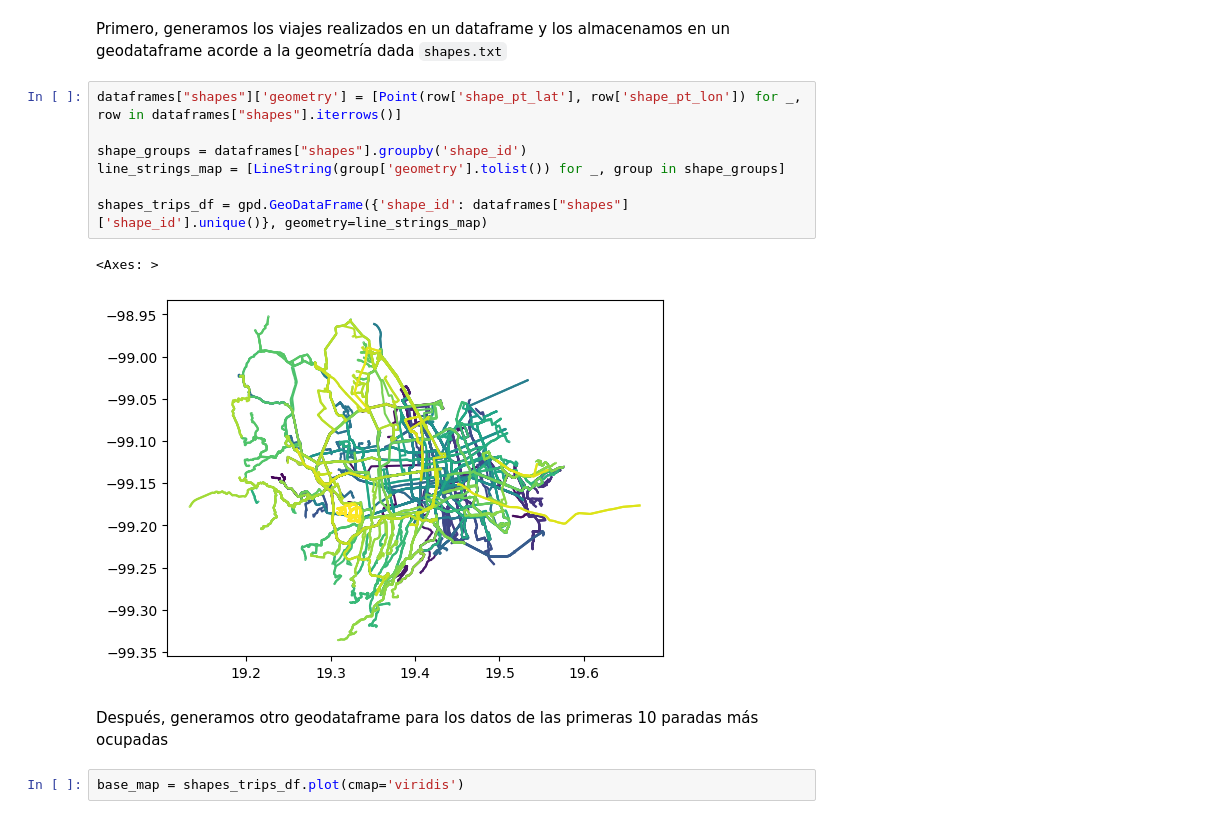
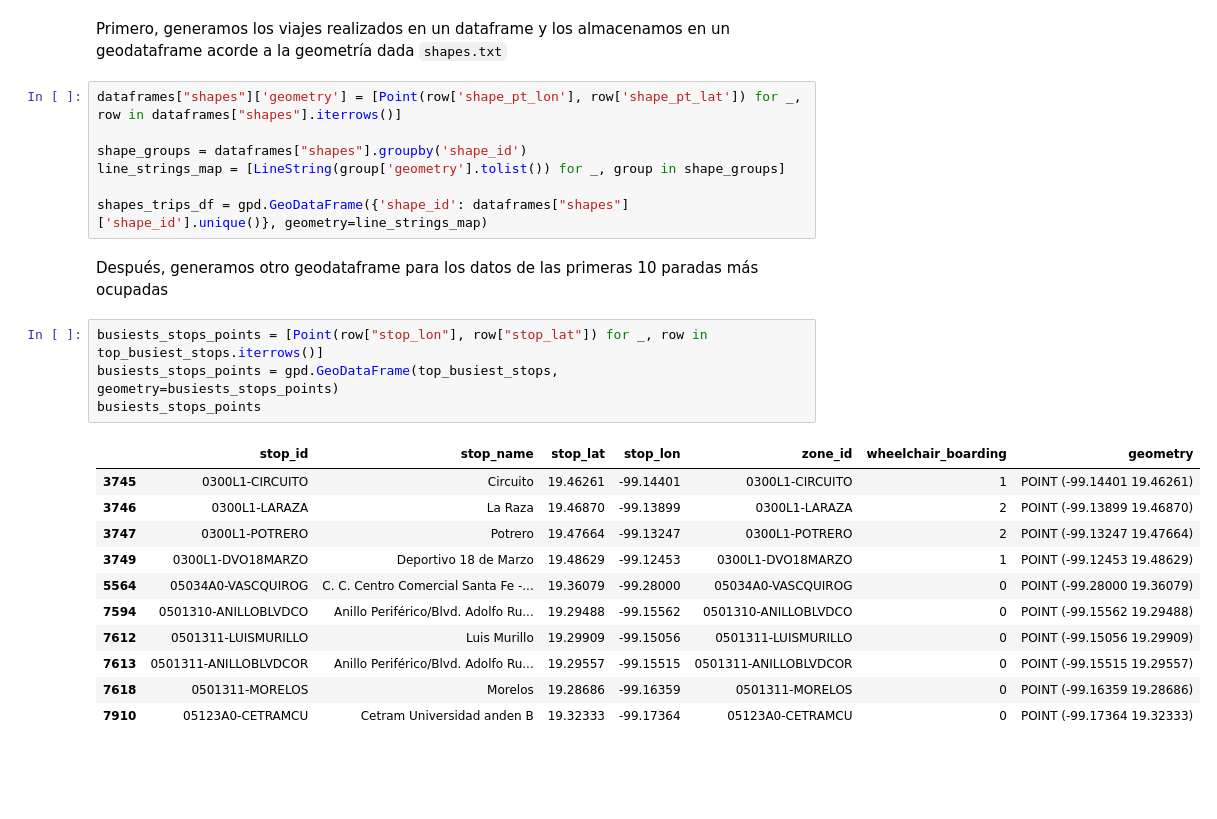
Before and after one commit to FedeSS99/MCE-TSP-Optimizacion, a Jupyter notebook: syntax/01-EDA.ipynb, the cells around one changed output. Drawn from its saved outputs; the diff is of its cells as text; blank space fills up the shorter version.

```diff
--- a/syntax/01-EDA.ipynb
+++ b/syntax/01-EDA.ipynb
@@ -100,16 +100,27 @@ top_busiest_stops
 # %% [markdown]
 Primero, generamos los viajes realizados en un dataframe y los almacenamos en un geodataframe acorde a la geometría dada ``shapes.txt``
 # %%
-dataframes["shapes"]['geometry'] = [Point(row['shape_pt_lat'], row['shape_pt_lon']) for _, row in dataframes["shapes"].iterrows()]
+dataframes["shapes"]['geometry'] = [Point(row['shape_pt_lon'], row['shape_pt_lat']) for _, row in dataframes["shapes"].iterrows()]
 
 shape_groups = dataframes["shapes"].groupby('shape_id')
 line_strings_map = [LineString(group['geometry'].tolist()) for _, group in shape_groups]
 
 shapes_trips_df = gpd.GeoDataFrame({'shape_id': dataframes["shapes"]['shape_id'].unique()}, geometry=line_strings_map)
-# %% [output]
-<Axes: >
-[figure, removed]
 # %% [markdown]
 Después, generamos otro geodataframe para los datos de las primeras 10 paradas más ocupadas
-# %%
-base_map = shapes_trips_df.plot(cmap='viridis')
+# %%
+busiests_stops_points = [Point(row["stop_lon"], row["stop_lat"]) for _, row in top_busiest_stops.iterrows()]
+busiests_stops_points = gpd.GeoDataFrame(top_busiest_stops, geometry=busiests_stops_points)
+busiests_stops_points
+# %% [output]
+|  | stop_id | stop_name | stop_lat | stop_lon | zone_id | wheelchair_boarding | geometry |
+| 3745 | 0300L1-CIRCUITO | Circuito | 19.46261 | -99.14401 | 0300L1-CIRCUITO | 1 | POINT (-99.14401 19.46261) |
+| 3746 | 0300L1-LARAZA | La Raza | 19.46870 | -99.13899 | 0300L1-LARAZA | 2 | POINT (-99.13899 19.46870) |
+| 3747 | 0300L1-POTRERO | Potrero | 19.47664 | -99.13247 | 0300L1-POTRERO | 2 | POINT (-99.13247 19.47664) |
+| 3749 | 0300L1-DVO18MARZO | Deportivo 18 de Marzo | 19.48629 | -99.12453 | 0300L1-DVO18MARZO | 1 | POINT (-99.12453 19.48629) |
+| 5564 | 05034A0-VASCQUIROG | C. C. Centro Comercial Santa Fe -... | 19.36079 | -99.28000 | 05034A0-VASCQUIROG | 0 | POINT (-99.28000 19.36079) |
+| 7594 | 0501310-ANILLOBLVDCO | Anillo Periférico/Blvd. Adolfo Ru... | 19.29488 | -99.15562 | 0501310-ANILLOBLVDCO | 0 | POINT (-99.15562 19.29488) |
+| 7612 | 0501311-LUISMURILLO | Luis Murillo | 19.29909 | -99.15056 | 0501311-LUISMURILLO | 0 | POINT (-99.15056 19.29909) |
+| 7613 | 0501311-ANILLOBLVDCOR | Anillo Periférico/Blvd. Adolfo Ru... | 19.29557 | -99.15515 | 0501311-ANILLOBLVDCOR | 0 | POINT (-99.15515 19.29557) |
+| 7618 | 0501311-MORELOS | Morelos | 19.28686 | -99.16359 | 0501311-MORELOS | 0 | POINT (-99.16359 19.28686) |
+| 7910 | 05123A0-CETRAMCU | Cetram Universidad anden B | 19.32333 | -99.17364 | 05123A0-CETRAMCU | 0 | POINT (-99.17364 19.32333) |
```
Also changed, not shown: parts of 1 cell of this notebook.
